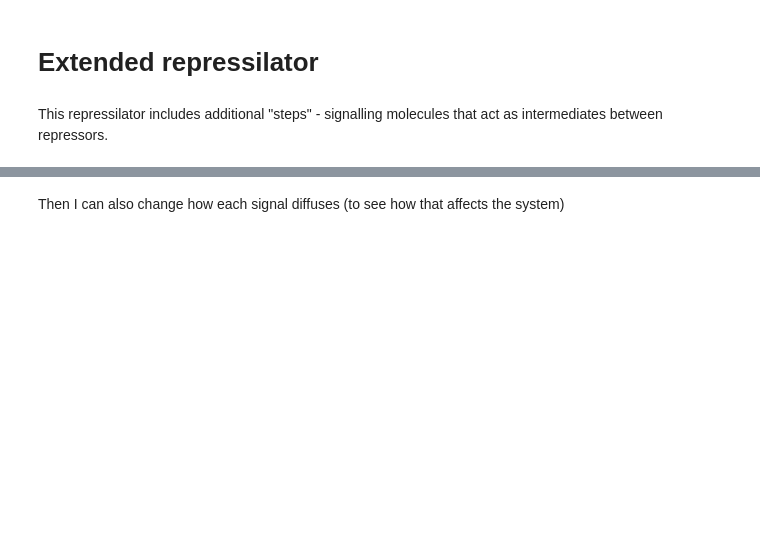
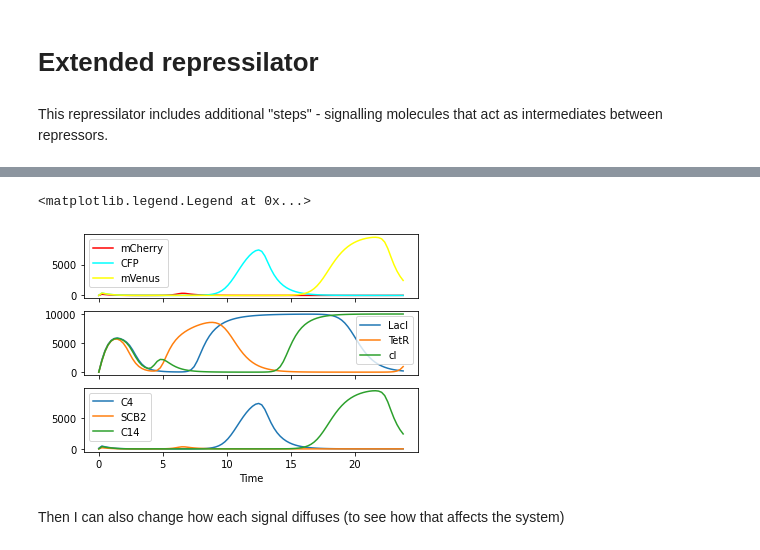
Before and after one commit to RudgeLab/LOICA, a Jupyter notebook: notebooks/repressilators/extended_1_strain.ipynb, the cells around one changed output, grey strips where cells are left out. Saved outputs shown, nothing was run; the diff lists cells and outputs as text; code cells hidden in the pictures; blank space fills up the shorter version.

Commit message:
Run assay and plot results

```diff
--- a/notebooks/repressilators/extended_1_strain.ipynb
+++ b/notebooks/repressilators/extended_1_strain.ipynb
@@ -91,3 +96,5 @@ assay = lc.Assay([sample],
                 name='Extended repressilator',
                 description='Simulated expression of extended repressilator strain'
                 )
+# %%
+assay.run(stochastic=False, track_all=True)
@@ -94,2 +119,20 @@ assay = lc.Assay([sample],
+# %%
+m = assay.measurements
+fig,(ax, ax1, ax2) = plt.subplots(3,1, sharex=True)
+m[m.Signal=='mCherry in Strain'].plot(x='Time', y='Measurement', color='red', style='-', ax=ax)
+m[m.Signal=='CFP in Strain'].plot(x='Time', y='Measurement', color='cyan', style='-', ax=ax)
+m[m.Signal=='mVenus in Strain'].plot(x='Time', y='Measurement', color='yellow', style='-', ax=ax)
+m[m.Signal=='LacI in Strain'].plot(x='Time', y='Measurement', style='-', ax=ax1)
+m[m.Signal=='TetR in Strain'].plot(x='Time', y='Measurement', style='-', ax=ax1)
+m[m.Signal=='cI in Strain'].plot(x='Time', y='Measurement', style='-', ax=ax1)
+m[m.Signal=='C4 in Strain'].plot(x='Time', y='Measurement', style='-', ax=ax2)
+m[m.Signal=='SCB2 in Strain'].plot(x='Time', y='Measurement', style='-', ax=ax2)
+m[m.Signal=='C14 in Strain'].plot(x='Time', y='Measurement', style='-', ax=ax2)
+ax.legend(['mCherry', 'CFP', 'mVenus'])
+ax1.legend(['LacI', 'TetR', 'cI'])
+ax2.legend(['C4', 'SCB2', 'C14'])
+# %% [output]
+<matplotlib.legend.Legend at 0x...>
+[figure, added]
 # %% [markdown]
 Then I can also change how each signal diffuses (to see how that affects the system)
```
Also changed, not shown: parts of 3 cells of this notebook.
